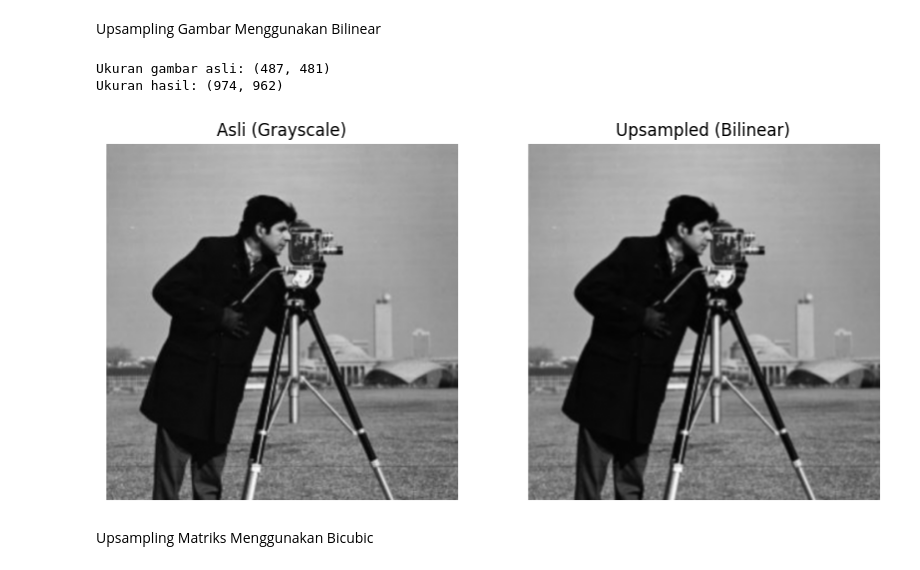
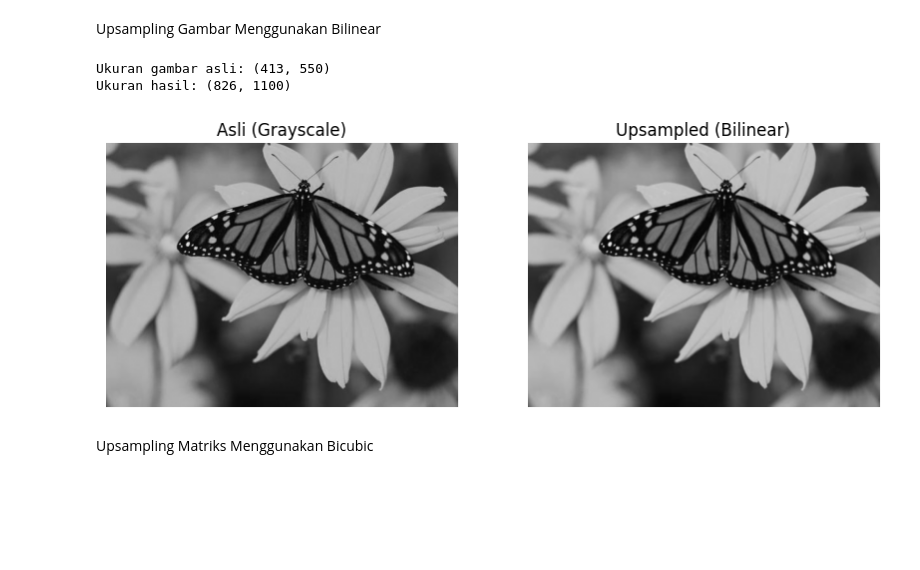
Before and after one commit to dwiiittt/Tugas-Pengolahan-Citra-Digital, a Jupyter notebook: PCD_Assignment01.ipynb, the cells around one changed output. Saved outputs shown, nothing was run; the diff lists cells and outputs as text; code cells hidden in the pictures; blank space fills up the shorter version.

```diff
--- a/PCD_Assignment01.ipynb
+++ b/PCD_Assignment01.ipynb
@@ -230,7 +230,7 @@ import matplotlib.pyplot as plt
 from PIL import Image
 
 
-img = Image.open("/content/CITRA 1.png").convert("L")
+img = Image.open("/content/sample_data/CITRA 1.jpg").convert("L")
 img_array = np.array(img)
 
 print("Ukuran gambar asli:", img_array.shape)
@@ -360,7 +360,7 @@ from PIL import Image
 import math
 
 
-img = Image.open("/content/CITRA 1.png").convert("L")
+img = Image.open("/content/sample_data/CITRA 1.jpg").convert("L")
 img_array = np.array(img, dtype=np.int32)
 
 print("Ukuran gambar asli:", img_array.shape)
@@ -391,36 +391,36 @@ def upsample_avg_ceil(img, new_h, new_w):
 
             else:
                 avg = (int(img[x1,y1]) + int(img[x1,y2]) + int(img[x2,y1]) + int(img[x2,y2])) / 4
                 out[i,j] = math.ceil(avg)
 
 
     out = np.clip(out, 0, 255).astype(np.uint8)
     return out
 
 
 scale = 2
 new_h, new_w = img_array.shape[0]*scale, img_array.shape[1]*scale
 
 
 up_img = upsample_avg_ceil(img_array, new_h, new_w)
 
 print("Ukuran hasil:", up_img.shape)
 
 plt.figure(figsize=(10,5))
 plt.subplot(1,2,1)
 plt.title("Asli (Grayscale)")
 plt.imshow(img_array, cmap='gray')
 plt.axis("off")
 
 plt.subplot(1,2,2)
 plt.title("Upsampled (Bilinear)")
 plt.imshow(up_img, cmap='gray')
 plt.axis("off")
 plt.show()
 # %% [output]
-Ukuran gambar asli: (487, 481)
-Ukuran hasil: (974, 962)
+Ukuran gambar asli: (413, 550)
+Ukuran hasil: (826, 1100)
-[figure, old version]
+[figure, new version]
 # %% [markdown]
 Upsampling Matriks Menggunakan Bicubic
 # %%
```
Also changed, not shown: parts of 3 cells of this notebook.
